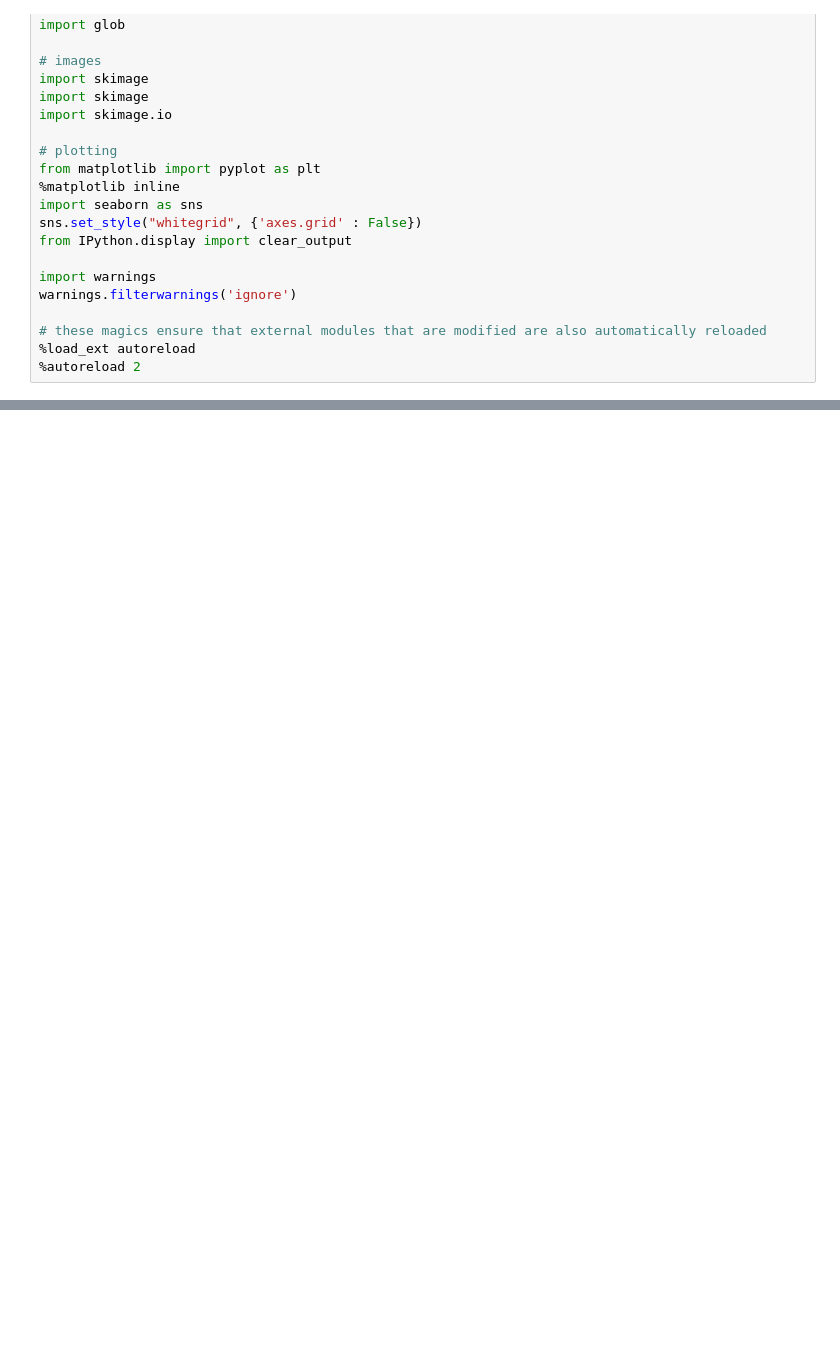
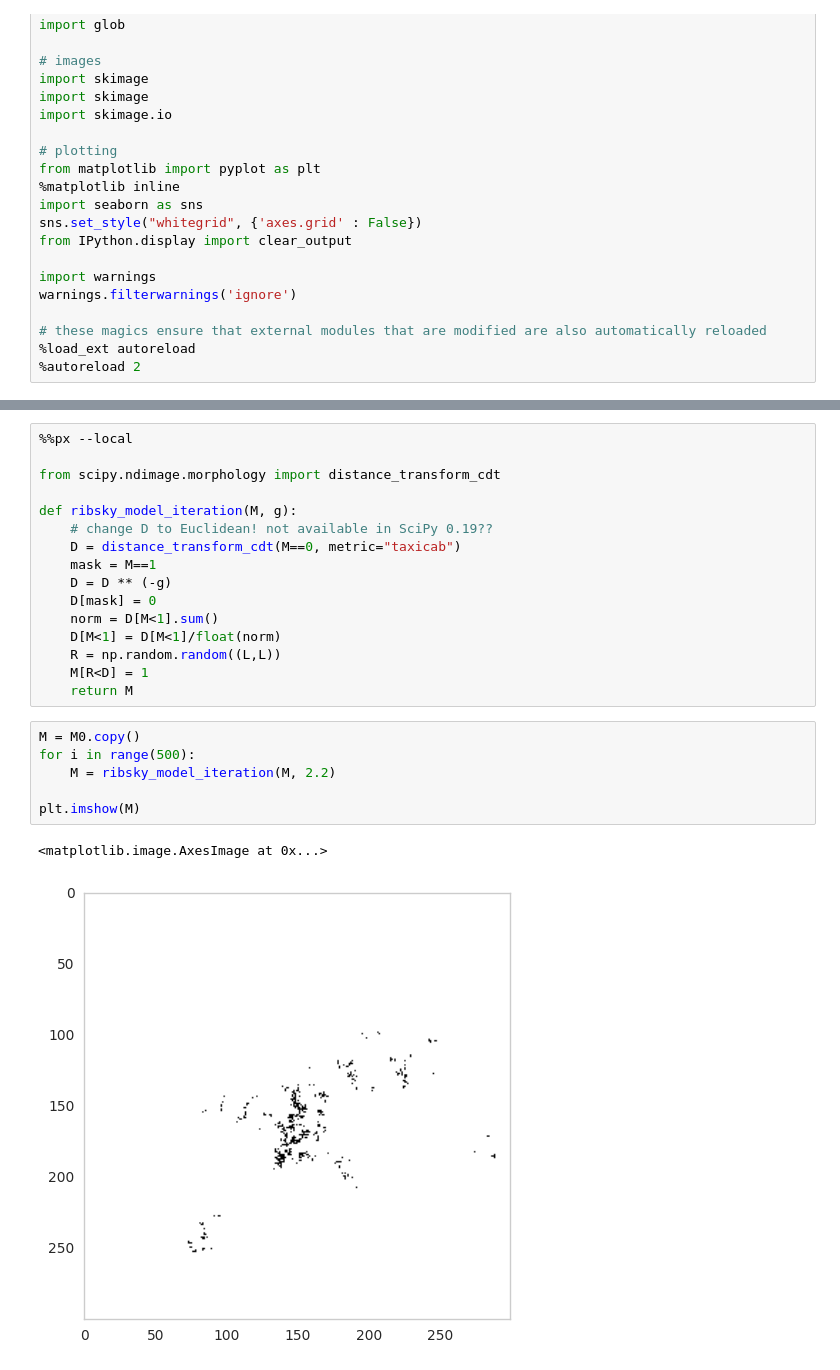
Before and after one commit to adrianalbert/urbanization-patterns, a Jupyter notebook: city-models/Updated Ribsky model.ipynb, the cells around one changed output, grey strips where cells are left out. Drawn from its saved outputs; the diff is of its cells as text; blank space fills up the shorter version.

Commit message:
updated physics model

```diff
--- a/city-models/Updated Ribsky model.ipynb
+++ b/city-models/Updated Ribsky model.ipynb
@@ -123,0 +61,25 @@ REL = np.linspace(20, 95, 10)
+# %%
+%%px --local
+
+from scipy.ndimage.morphology import distance_transform_cdt
+
+def ribsky_model_iteration(M, g):
+    # change D to Euclidean! not available in SciPy 0.19??
+    D = distance_transform_cdt(M==0, metric="taxicab")
+    mask = M==1
+    D = D ** (-g)
+    D[mask] = 0
+    norm = D[M<1].sum()
+    D[M<1] = D[M<1]/float(norm)
+    R = np.random.random((L,L))
+    M[R<D] = 1
+    return M
+# %%
+M = M0.copy()
+for i in range(500):
+    M = ribsky_model_iteration(M, 2.2)
+
+plt.imshow(M)
+# %% [output]
+<matplotlib.image.AxesImage at 0x...>
+[figure, added]
```
Also changed, not shown: parts of 18 cells of this notebook, 11 other files.
